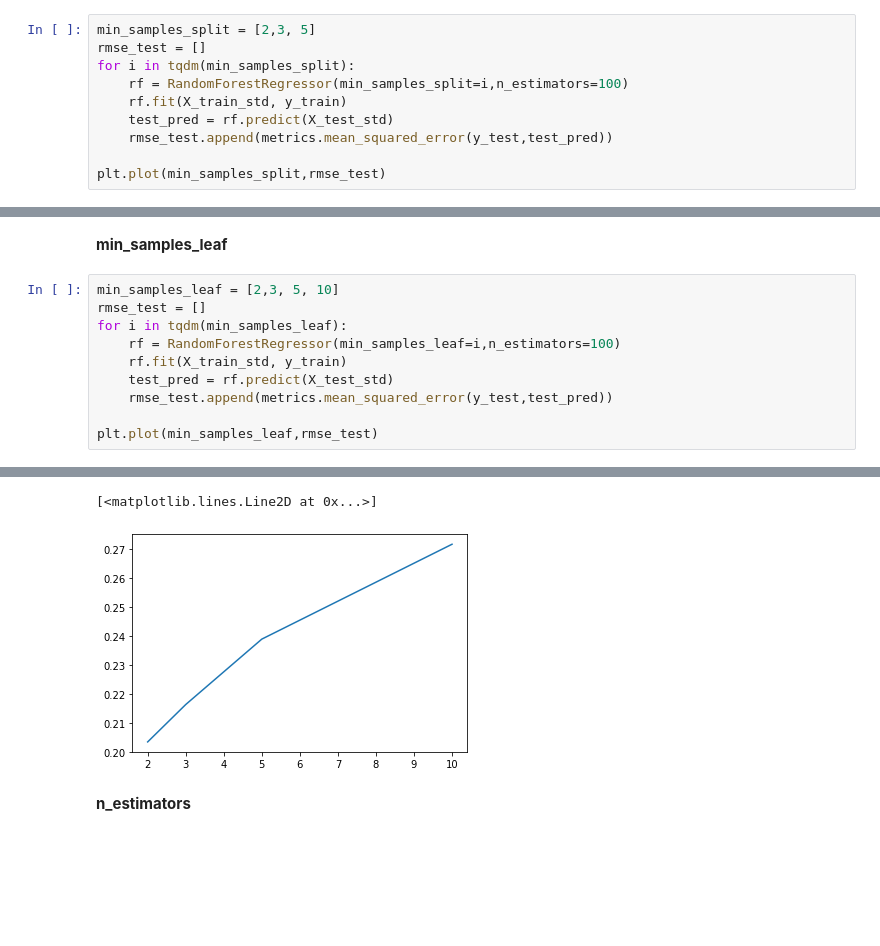
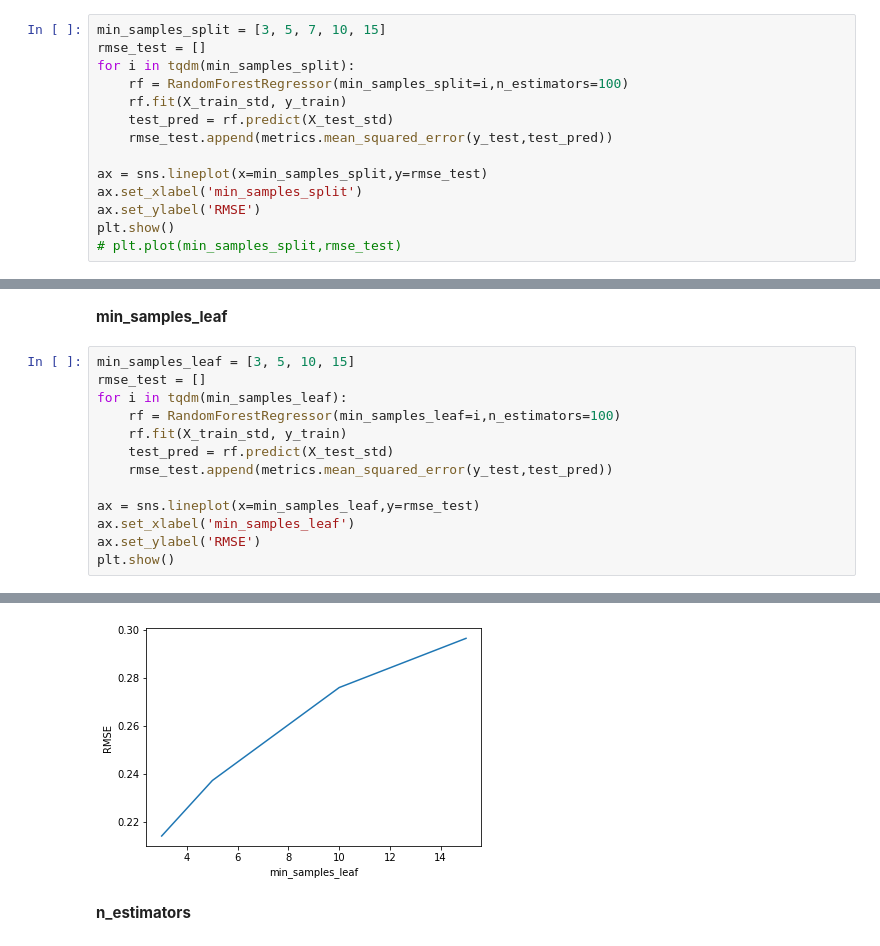
Before and after one commit to JulesLB/OpenClassroomsProject, a Jupyter notebook: Project4/Project4 _ Prediction.ipynb, the cells around one changed output, grey strips where cells are left out. Cells and saved outputs as stored; diff of their text form; blank space fills up the shorter version.

```diff
--- a/Project4/Project4 _ Prediction.ipynb
+++ b/Project4/Project4 _ Prediction.ipynb
@@ -212,7 +213,7 @@ In order to get a better understanding of hyperparameters optimization, I study
 # %% [markdown]
 **min_samples_split**
 # %%
-min_samples_split = [2,3, 5]
+min_samples_split = [3, 5, 7, 10, 15]
 rmse_test = []
 for i in tqdm(min_samples_split):
     rf = RandomForestRegressor(min_samples_split=i,n_estimators=100)
@@ -220,6 +221,10 @@ for i in tqdm(min_samples_split):
     test_pred = rf.predict(X_test_std)
     rmse_test.append(metrics.mean_squared_error(y_test,test_pred))
 
-plt.plot(min_samples_split,rmse_test)
+ax = sns.lineplot(x=min_samples_split,y=rmse_test)
+ax.set_xlabel('min_samples_split')
+ax.set_ylabel('RMSE')
+plt.show()
+# plt.plot(min_samples_split,rmse_test)
 # %% [output]
 [interactive output not drawn]
@@ -228,19 +232,21 @@ plt.plot(min_samples_split,rmse_test)
 # %% [markdown]
 **min_samples_leaf**
 # %%
-min_samples_leaf = [2,3, 5, 10]
+min_samples_leaf = [3, 5, 10, 15]
 rmse_test = []
 for i in tqdm(min_samples_leaf):
     rf = RandomForestRegressor(min_samples_leaf=i,n_estimators=100)
     rf.fit(X_train_std, y_train)
     test_pred = rf.predict(X_test_std)
     rmse_test.append(metrics.mean_squared_error(y_test,test_pred))
 
-plt.plot(min_samples_leaf,rmse_test)
+ax = sns.lineplot(x=min_samples_leaf,y=rmse_test)
+ax.set_xlabel('min_samples_leaf')
+ax.set_ylabel('RMSE')
+plt.show()
 # %% [output]
 [interactive output not drawn]
-[<matplotlib.lines.Line2D at 0x...>]
-[figure, old version]
+[figure, new version]
 # %% [markdown]
 **n_estimators**
 # %%
```
Also changed, not shown: parts of 24 cells of this notebook.
